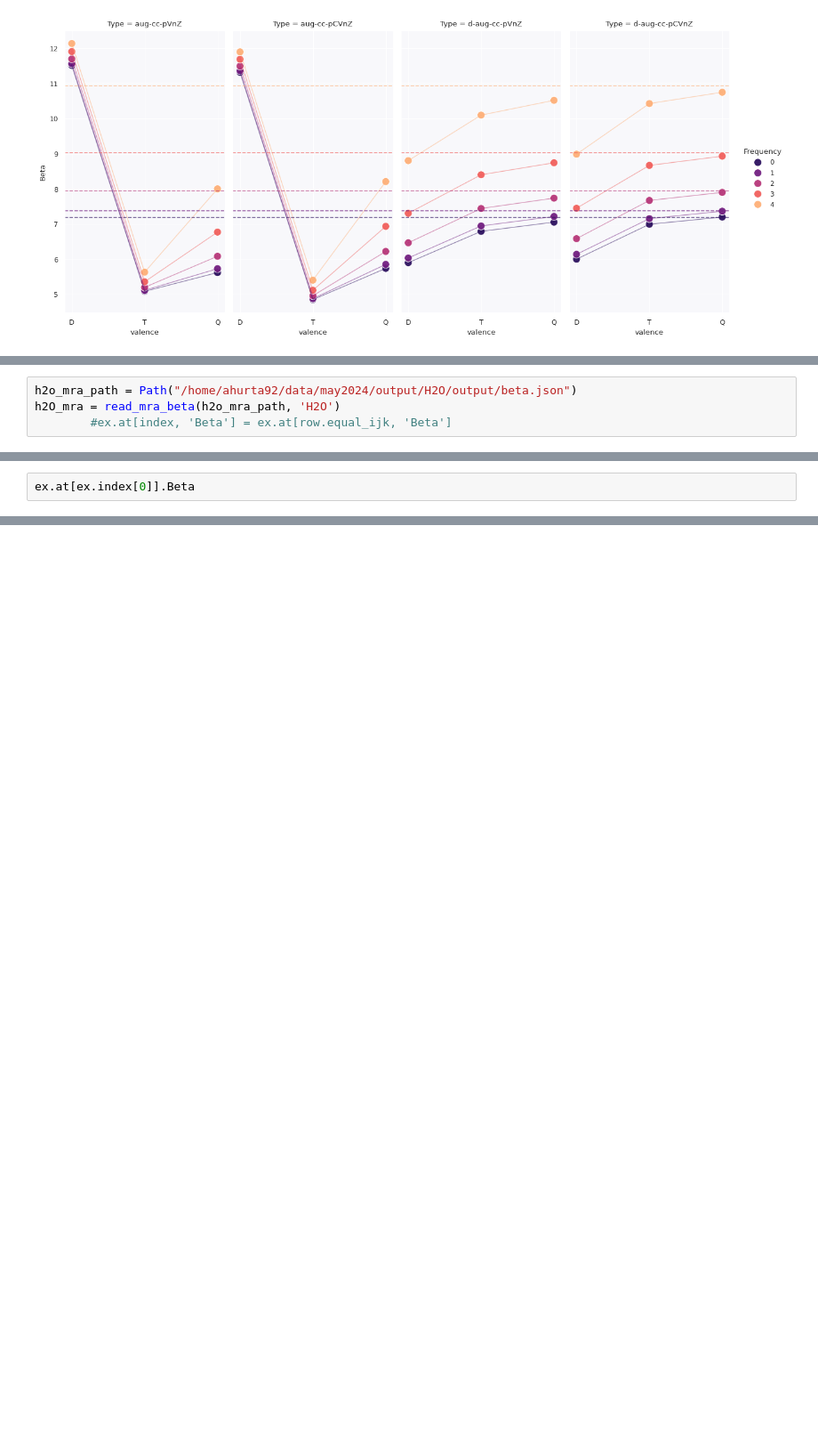
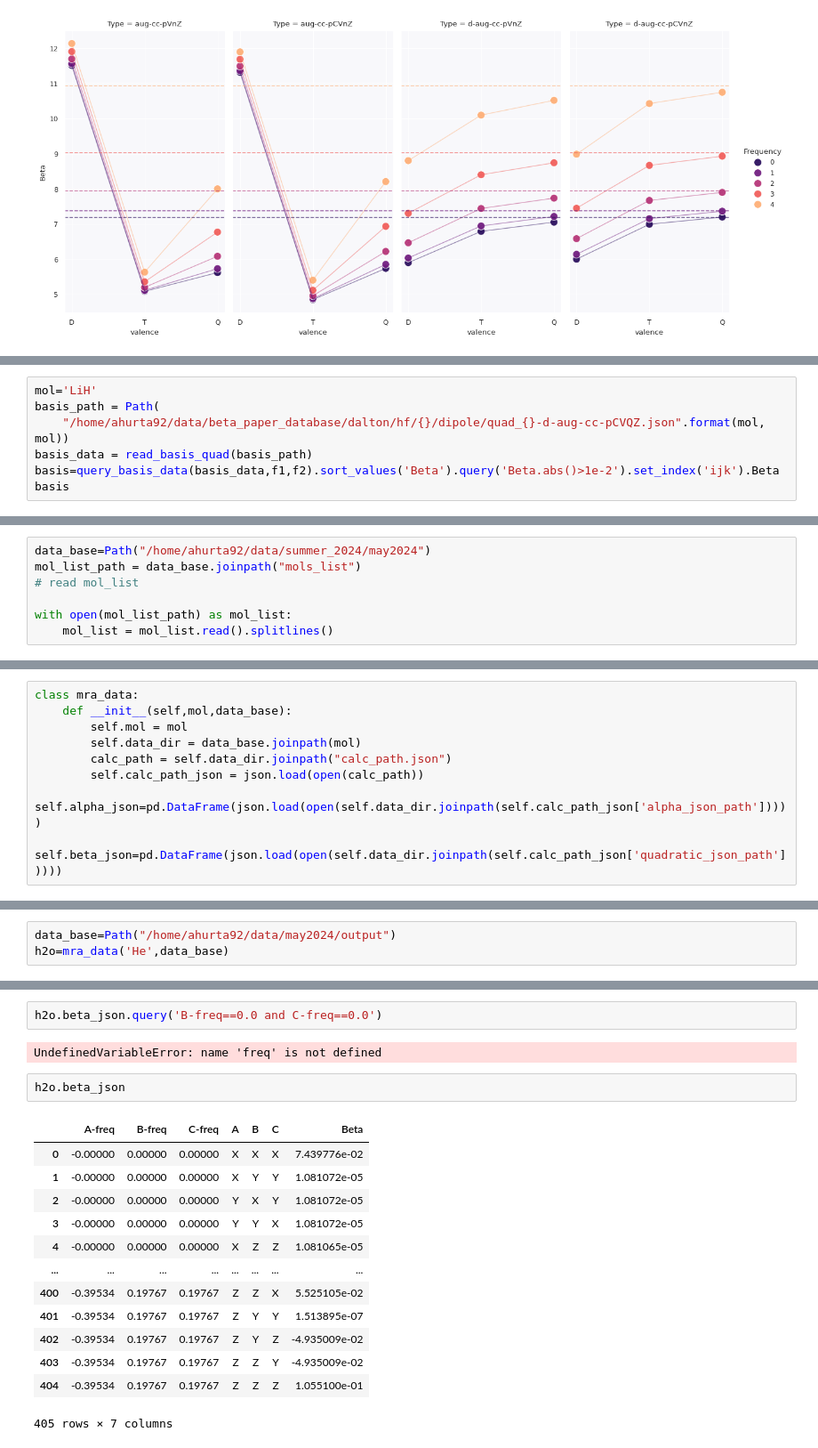
Before and after one commit to ahurta92/QuantumResponsePro, a Jupyter notebook: examples/PolarizabilityPaper/response_paper_2_toc.ipynb, the cells around one changed output, grey strips where cells are left out. Shown at 89% size. Drawn from its saved outputs; the diff is of its cells as text; blank space fills up the shorter version.

Commit message:
reading alpha and beta.json

```diff
--- a/examples/PolarizabilityPaper/response_paper_2_toc.ipynb
+++ b/examples/PolarizabilityPaper/response_paper_2_toc.ipynb
@@ -341,0 +227,7 @@ Name: Beta, dtype: object
+# %%
+mol='LiH'
+basis_path = Path(
+    "/home/ahurta92/data/beta_paper_database/dalton/hf/{}/dipole/quad_{}-d-aug-cc-pCVQZ.json".format(mol, mol))
+basis_data = read_basis_quad(basis_path)
+basis=query_basis_data(basis_data,f1,f2).sort_values('Beta').query('Beta.abs()>1e-2').set_index('ijk').Beta
+basis
@@ -342,5 +250,8 @@ Name: Beta, dtype: object
 # %%
-h2o_mra_path = Path("/home/ahurta92/data/may2024/output/H2O/output/beta.json")
-h2O_mra = read_mra_beta(h2o_mra_path, 'H2O')
-        #ex.at[index, 'Beta'] = ex.at[row.equal_ijk, 'Beta']
+data_base=Path("/home/ahurta92/data/summer_2024/may2024")
+mol_list_path = data_base.joinpath("mols_list")
+# read mol_list
+
+with open(mol_list_path) as mol_list:
+    mol_list = mol_list.read().splitlines()
 # %%
@@ -377,2 +274,9 @@ Name: Beta, dtype: object
 # %%
-ex.at[ex.index[0]].Beta
+class mra_data:
+    def __init__(self,mol,data_base):
+        self.mol = mol
+        self.data_dir = data_base.joinpath(mol)
+        calc_path = self.data_dir.joinpath("calc_path.json")
+        self.calc_path_json = json.load(open(calc_path))
+        self.alpha_json=pd.DataFrame(json.load(open(self.data_dir.joinpath(self.calc_path_json['alpha_json_path']))))
+        self.beta_json=pd.DataFrame(json.load(open(self.data_dir.joinpath(self.calc_path_json['quadratic_json_path']))))
@@ -382,0 +283,3 @@ Name: Beta, dtype: object
+# %%
+data_base=Path("/home/ahurta92/data/may2024/output")
+h2o=mra_data('He',data_base)
@@ -382,0 +302,20 @@ Name: Beta, dtype: object
+# %%
+h2o.beta_json.query('B-freq==0.0 and C-freq==0.0')
+# %% [output]
+UndefinedVariableError: name 'freq' is not defined
+# %%
+h2o.beta_json
+# %% [output]
+|  | A-freq | B-freq | C-freq | A | B | C | Beta |
+| 0 | -0.00000 | 0.00000 | 0.00000 | X | X | X | 7.439776e-02 |
+| 1 | -0.00000 | 0.00000 | 0.00000 | X | Y | Y | 1.081072e-05 |
+| 2 | -0.00000 | 0.00000 | 0.00000 | Y | X | Y | 1.081072e-05 |
+| 3 | -0.00000 | 0.00000 | 0.00000 | Y | Y | X | 1.081072e-05 |
+| 4 | -0.00000 | 0.00000 | 0.00000 | X | Z | Z | 1.081065e-05 |
+| ... | ... | ... | ... | ... | ... | ... | ... |
+| 400 | -0.39534 | 0.19767 | 0.19767 | Z | Z | X | 5.525105e-02 |
+| 401 | -0.39534 | 0.19767 | 0.19767 | Z | Y | Y | 1.513895e-07 |
+| 402 | -0.39534 | 0.19767 | 0.19767 | Z | Y | Z | -4.935009e-02 |
+| 403 | -0.39534 | 0.19767 | 0.19767 | Z | Z | Y | -4.935009e-02 |
+| 404 | -0.39534 | 0.19767 | 0.19767 | Z | Z | Z | 1.055100e-01 |
+405 rows × 7 columns
```
Also changed, not shown: parts of 21 cells of this notebook.
